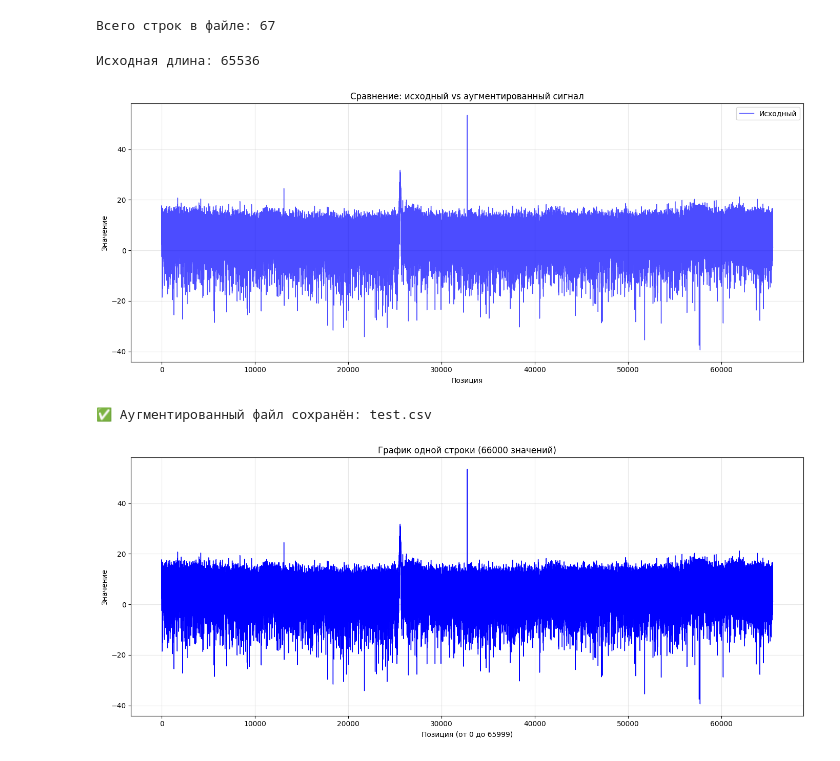
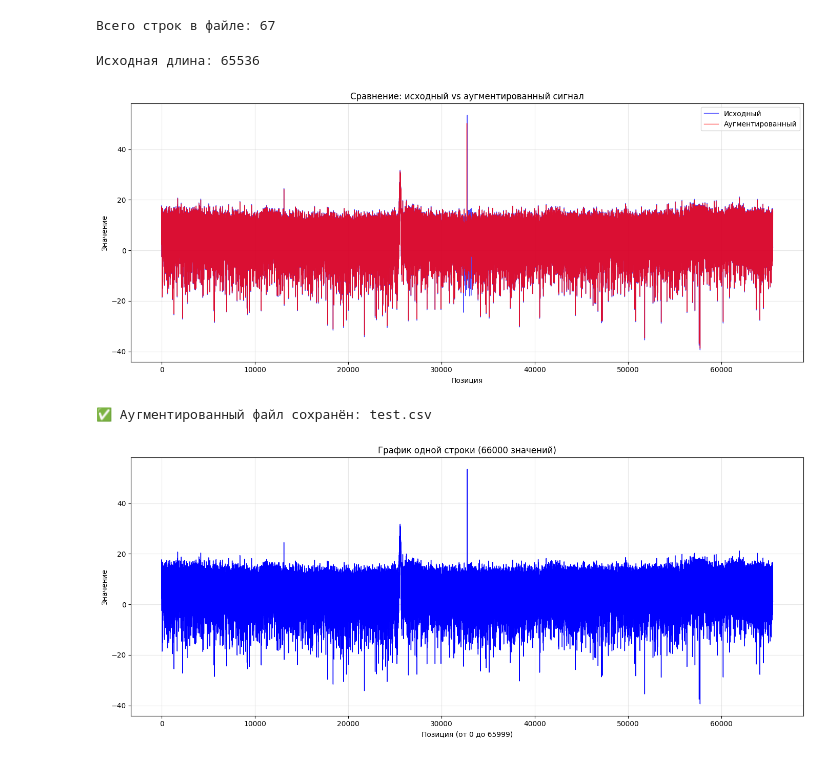
Before and after one commit to smthCreate/binar_drons, a Jupyter notebook: code.ipynb, the cells around one changed output. Cells and saved outputs as stored; diff of their text form; code cells hidden in the pictures.

```diff
--- a/code.ipynb
+++ b/code.ipynb
@@ -60,24 +60,21 @@ values = np.array([float(x) for x in data_row if x.strip() != ''])
 print(f"Исходная длина: {len(values)}")
 
 # --- Аугментация: сохраняем форму, но немного искажаем ---
-def augment_signal(x, noise_level=0.01, amp_factor_range=(0.95, 1.05), shift_max=20):
+def augment_signal(x, noise_level=0.05, amp_factor_range=(0.9, 1.1), shift_max=200, local_warp=True):
     """
-    x: исходный сигнал (numpy array)
-    noise_level: уровень гауссовского шума (относительно std)
-    amp_factor_range: случайный множитель амплитуды
-    shift_max: макс. сдвиг пика влево/вправо (в отсчётах)
+    Более заметная, но разумная аугментация.
     """
-    x = x.copy()
+    x = x.copy().astype(np.float64)
 
-    # 1. Добавляем небольшой шум
+    # 1. Шум (сильнее)
     noise = np.random.normal(0, noise_level * np.std(x), x.shape)
     x += noise
 
-    # 2. Случайное изменение амплитуды
+    # 2. Амплитуда (сильнее)
     amp_factor = np.random.uniform(*amp_factor_range)
     x *= amp_factor
 
-    # 3. Мягкий сдвиг сигнала (циклический или с заполнением)
+    # 3. Сдвиг (сильнее — до 200 точек)
     shift = np.random.randint(-shift_max, shift_max + 1)
     if shift != 0:
         if shift > 0:
@@ -85,7 +82,32 @@ def augment_signal(x, noise_level=0.01, amp_factor_range=(0.95, 1.05), shift_max
         else:
             x = np.concatenate([x[-shift:], np.full(-shift, x[-1])])
 
-    return x
+    # 4. (Опционально) Местное "растягивание/сжатие" вокруг пика
+    if local_warp and len(x) > 1000:
+        # Найдём примерный центр (где максимум)
+        center = np.argmax(x)
+        window = 1000  # окно вокруг пика
+        start = max(0, center - window // 2)
+        end = min(len(x), center + window // 2)
+
+        # Случайно "сожмём" или "растянем" локально
+        scale = np.random.uniform(0.9, 1.1)
+        local_part = x[start:end]
+        new_len = int(len(local_part) * scale)
+        if new_len > 0:
+            # Интерполяция
+            old_x = np.linspace(0, 1, len(local_part))
+            new_x = np.linspace(0, 1, new_len)
+            local_new = np.interp(new_x, old_x, local_part)
+
+            # Вставляем обратно (с обрезкой/дополнением до исходной длины)
+            if len(local_new) > len(local_part):
+                local_new = local_new[:len(local_part)]
+            else:
+                local_new = np.pad(local_new, (0, len(local_part) - len(local_new)), constant_values=local_new[-1])
+            x[start:end] = local_new
+
+    return x.astype(np.float32)
 
 # Применяем аугментацию
 values_aug = augment_signal(
@@ -98,36 +120,36 @@ values_aug = augment_signal(
 # --- Визуализация ---
 plt.figure(figsize=(14, 6))
 plt.plot(values, label='Исходный', linewidth=1, color='blue', alpha=0.7)
-# plt.plot(values_aug, label='Аугментированный', linewidth=1, color='red', alpha=0.8)
+plt.plot(values_aug, label='Аугментированный', linewidth=1, color='red', alpha=0.8)
 plt.title("Сравнение: исходный vs аугментированный сигнал")
 plt.xlabel("Позиция")
 plt.ylabel("Значение")
 plt.grid(True, alpha=0.3)
 plt.legend()
 plt.tight_layout()
 plt.show()
 
 # --- Сохранение в новый CSV (с тем же заголовком) ---
 with open(filename, 'r', encoding='cp1251') as f:
     header_line = f.readline()  # первая строка — заголовок
 
 # Записываем новый файл
 with open(output_filename, 'w', encoding='cp1251') as f:
     f.write(header_line)  # сохраняем заголовок
     # Заменяем только нужную строку
     for i, row in enumerate(rows):
         if i == row_index:
             # Преобразуем аугментированные значения в строки
             augmented_row = ['{:.15f}'.format(v) for v in values_aug]
             f.write(';'.join(augmented_row) + '\n')
         else:
             # Остальные строки — как есть
             f.write(';'.join(row) + '\n')
 
 print(f"✅ Аугментированный файл сохранён: {output_filename}")
 # %% [output]
 Исходная длина: 65536
-[figure, old version]
+[figure, new version]
 ✅ Аугментированный файл сохранён: test.csv
 # %%
 import matplotlib.pyplot as plt
```
